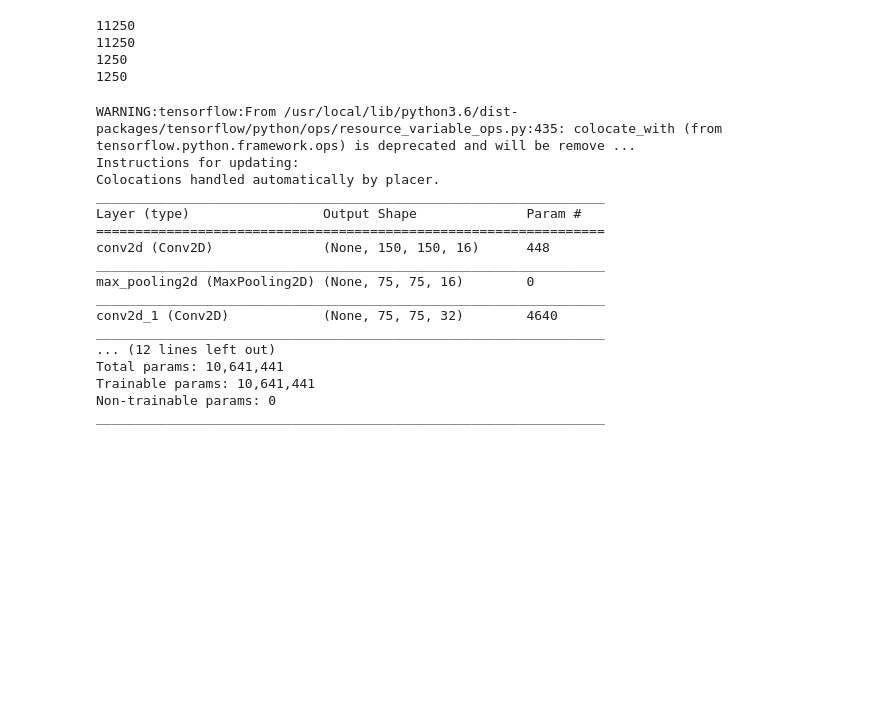
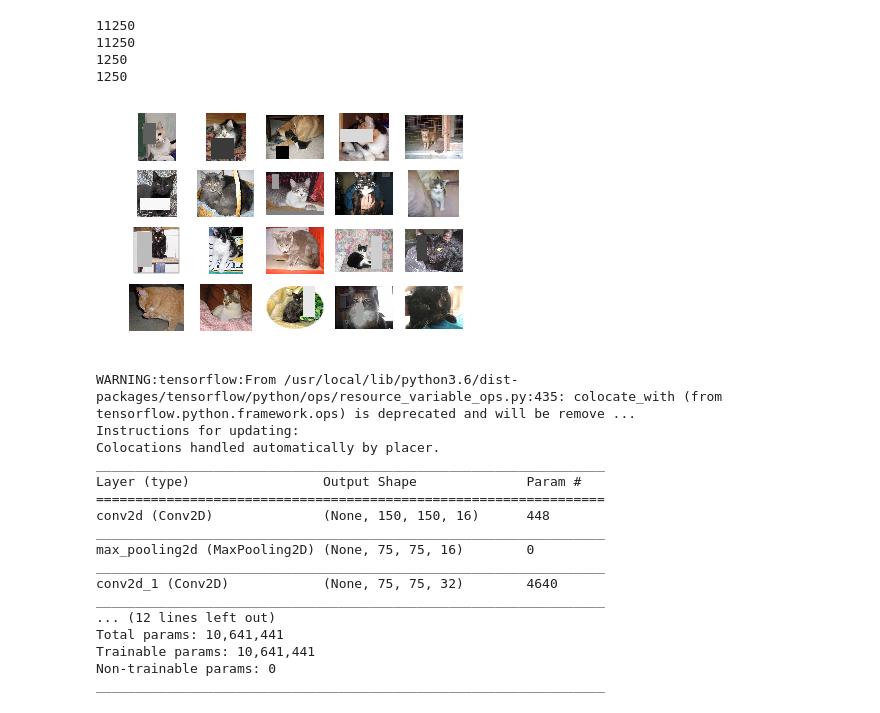
Before and after one commit to sytan98/Machine-Learning-With-Tensorflow, a Jupyter notebook: Ex5_Cats_v_Dogs_CNN.ipynb, the cells around one changed output. Drawn from its saved outputs; the diff is of its cells as text; code cells hidden in the pictures; blank space fills up the shorter version.

```diff
--- a/Ex5_Cats_v_Dogs_CNN.ipynb
+++ b/Ex5_Cats_v_Dogs_CNN.ipynb
@@ -132,6 +165,27 @@ print(len(os.listdir('/tmp/cats-v-dogs/testing/dogs/')))
 11250
 1250
 1250
+# %%
+%matplotlib inline
+import matplotlib.pyplot as plt
+import numpy as np
+from PIL import Image
+cols, rows = 5, 4
+img_num = cols * rows
+
+
+x = os.listdir('/tmp/cats-v-dogs/training/cats/')[:img_num]
+
+eraser = get_random_eraser()
+
+for i in range(img_num):
+    plt.subplot(rows, cols, i + 1)
+    img = Image.open(os.path.join('/tmp/cats-v-dogs/training/cats/',x[i]))
+    img = np.array(img)
+    plt.imshow(eraser(img), interpolation="nearest")
+    plt.axis('off')
+# %% [output]
+[figure, added]
 # %%
 # DEFINE A KERAS MODEL TO CLASSIFY CATS V DOGS
 # USE AT LEAST 3 CONVOLUTION LAYERS
```
Also changed, not shown: parts of 6 cells of this notebook.
